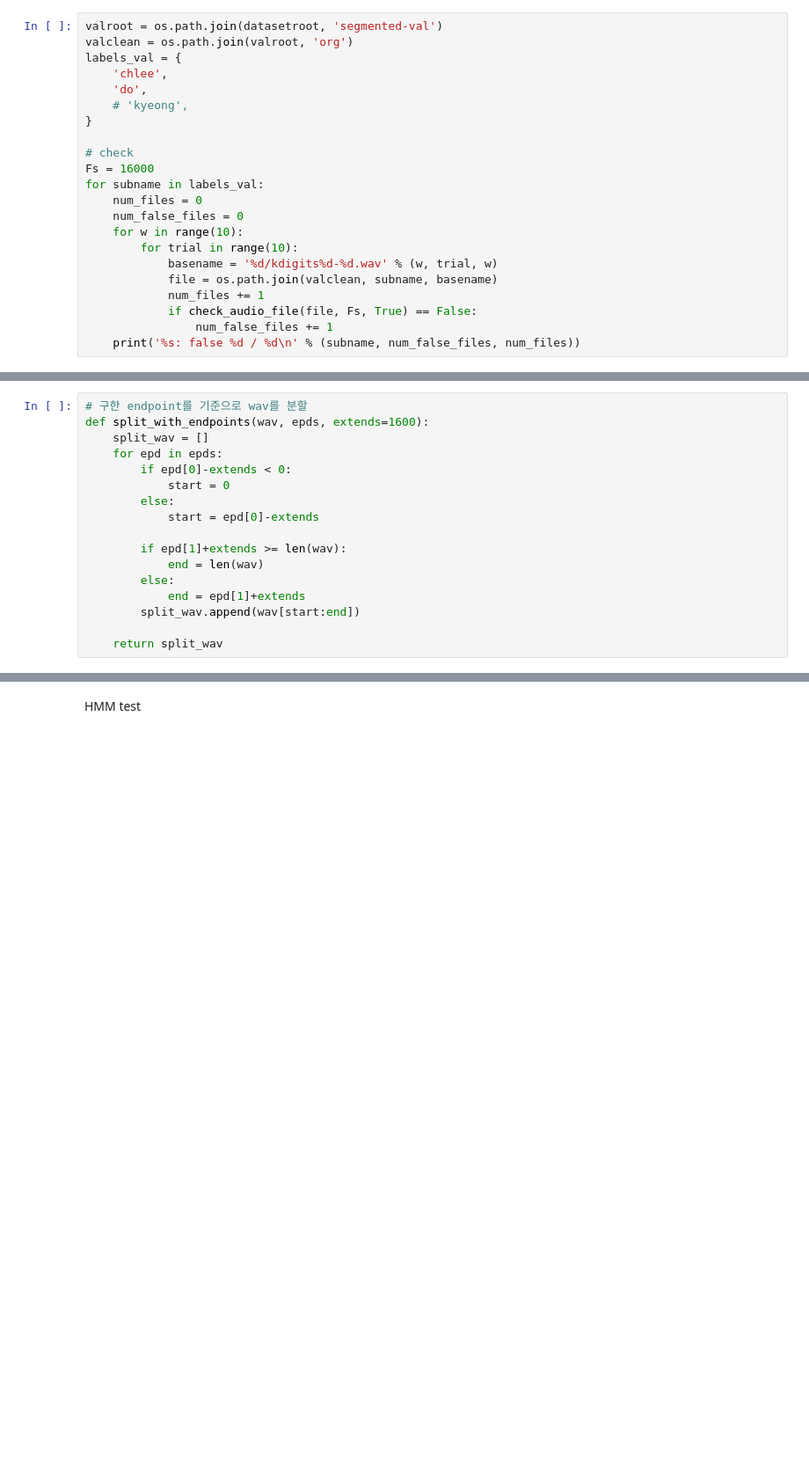
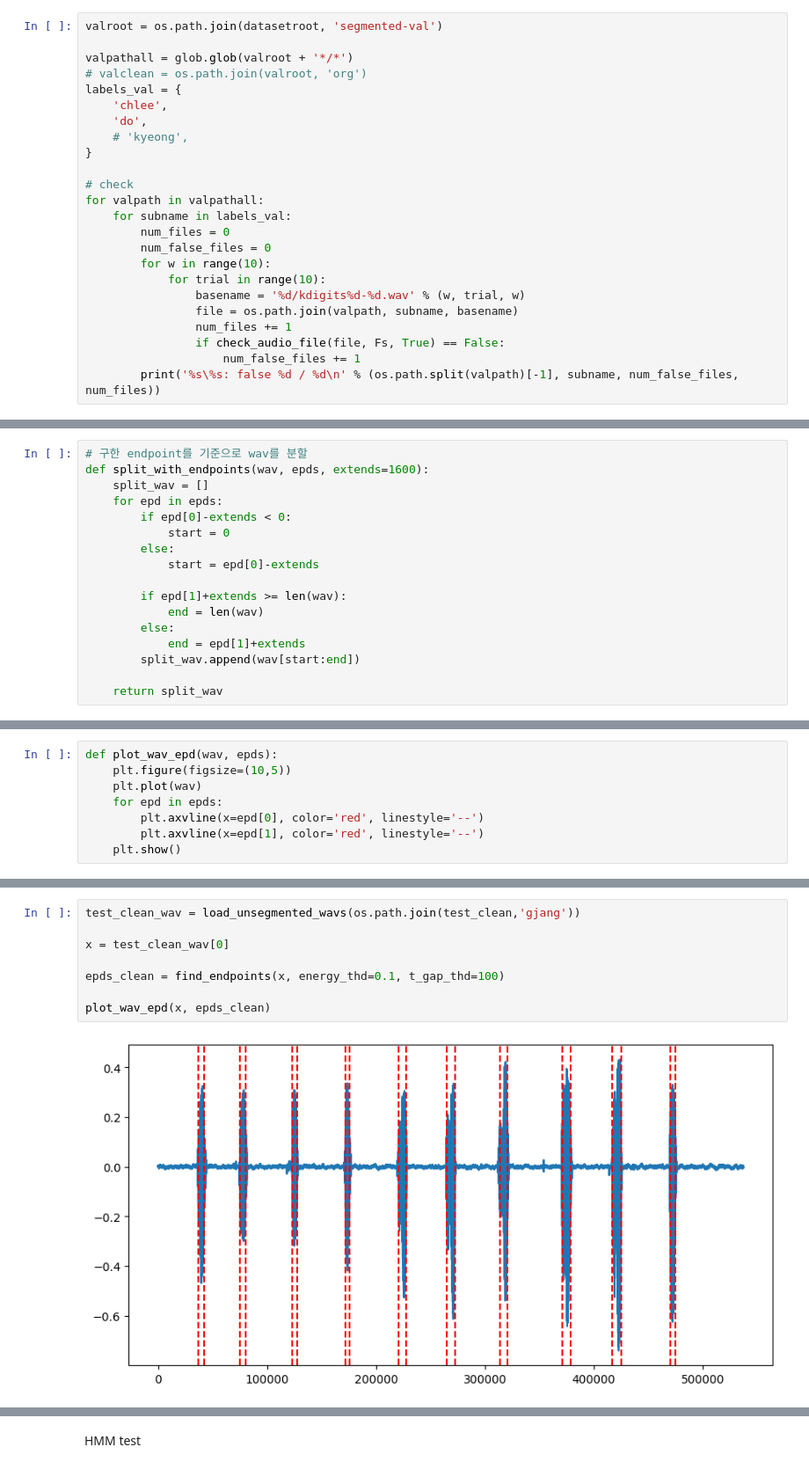
Before and after one commit to chlee4831/ssp2023, a Jupyter notebook: proj1/proj1.ipynb, the cells around one changed output, grey strips where cells are left out. Shown at 88% size. Drawn from its saved outputs; the diff is of its cells as text; blank space fills up the shorter version.

```diff
--- a/proj1/proj1.ipynb
+++ b/proj1/proj1.ipynb
@@ -146,6 +147,8 @@ InkooJeon: false 0 / 100
 # %%
 valroot = os.path.join(datasetroot, 'segmented-val')
-valclean = os.path.join(valroot, 'org')
+
+valpathall = glob.glob(valroot + '*/*')
+# valclean = os.path.join(valroot, 'org')
 labels_val = {
     'chlee',
     'do',
@@ -153,16 +156,16 @@ labels_val = {
 }
 
 # check
-Fs = 16000
-for subname in labels_val:
-    num_files = 0
-    num_false_files = 0
-    for w in range(10):
-        for trial in range(10):
-            basename = '%d/kdigits%d-%d.wav' % (w, trial, w)
-            file = os.path.join(valclean, subname, basename)
-            num_files += 1
-            if check_audio_file(file, Fs, True) == False:
-                num_false_files += 1
-    print('%s: false %d / %d\n' % (subname, num_false_files, num_files))
+for valpath in valpathall:
+    for subname in labels_val:
+        num_files = 0
+        num_false_files = 0
+        for w in range(10):
+            for trial in range(10):
+                basename = '%d/kdigits%d-%d.wav' % (w, trial, w)
+                file = os.path.join(valpath, subname, basename)
+                num_files += 1
+                if check_audio_file(file, Fs, True) == False:
+                    num_false_files += 1
+        print('%s\%s: false %d / %d\n' % (os.path.split(valpath)[-1], subname, num_false_files, num_files))
 # %% [output]
@@ -620,0 +658,8 @@ def split_with_endpoints(wav, epds, extends=1600):
+# %%
+def plot_wav_epd(wav, epds):
+    plt.figure(figsize=(10,5))
+    plt.plot(wav)
+    for epd in epds:
+        plt.axvline(x=epd[0], color='red', linestyle='--')
+        plt.axvline(x=epd[1], color='red', linestyle='--')
+    plt.show()
@@ -660 +675,11 @@ print(epds/Fs)  #in sec
+# %%
+test_clean_wav = load_unsegmented_wavs(os.path.join(test_clean,'gjang'))
+
+x = test_clean_wav[0]
+
+epds_clean = find_endpoints(x, energy_thd=0.1, t_gap_thd=100)
+
+plot_wav_epd(x, epds_clean)
+# %% [output]
+[figure, added]
 # %%
```
Also changed, not shown: parts of 53 cells of this notebook.
